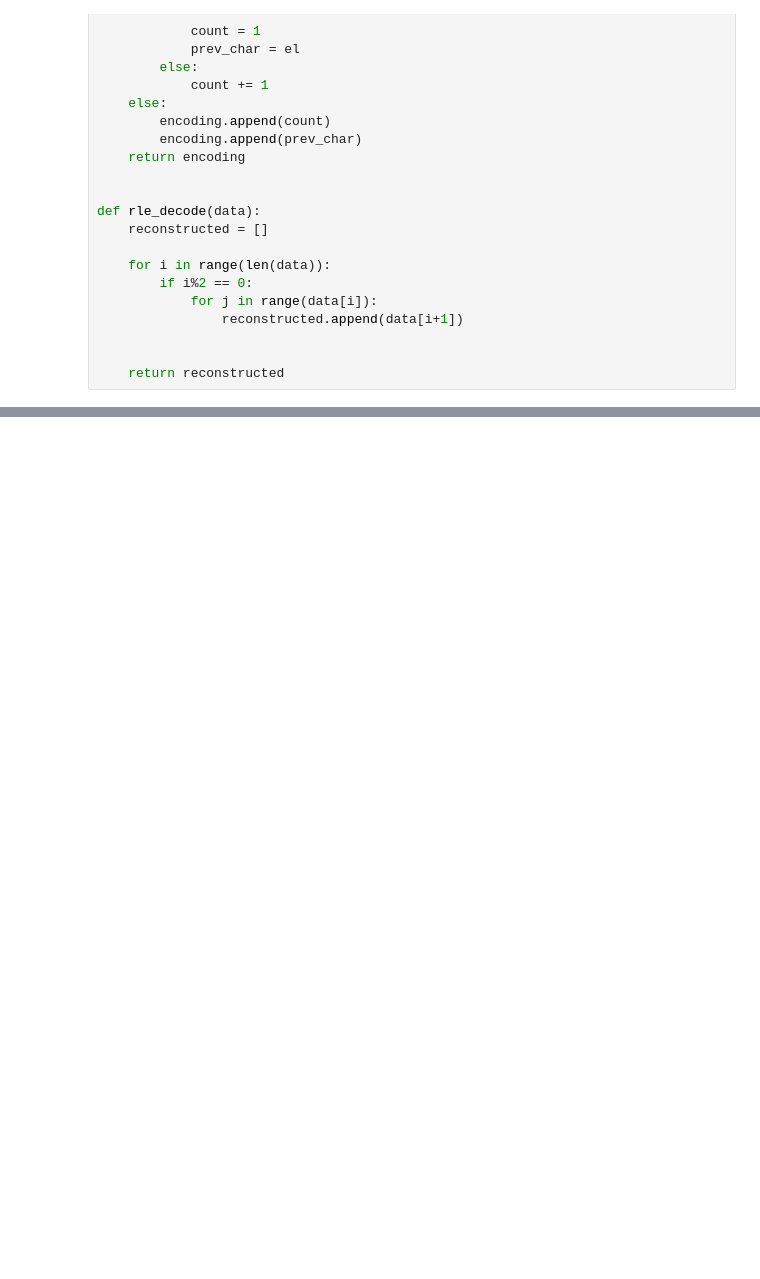
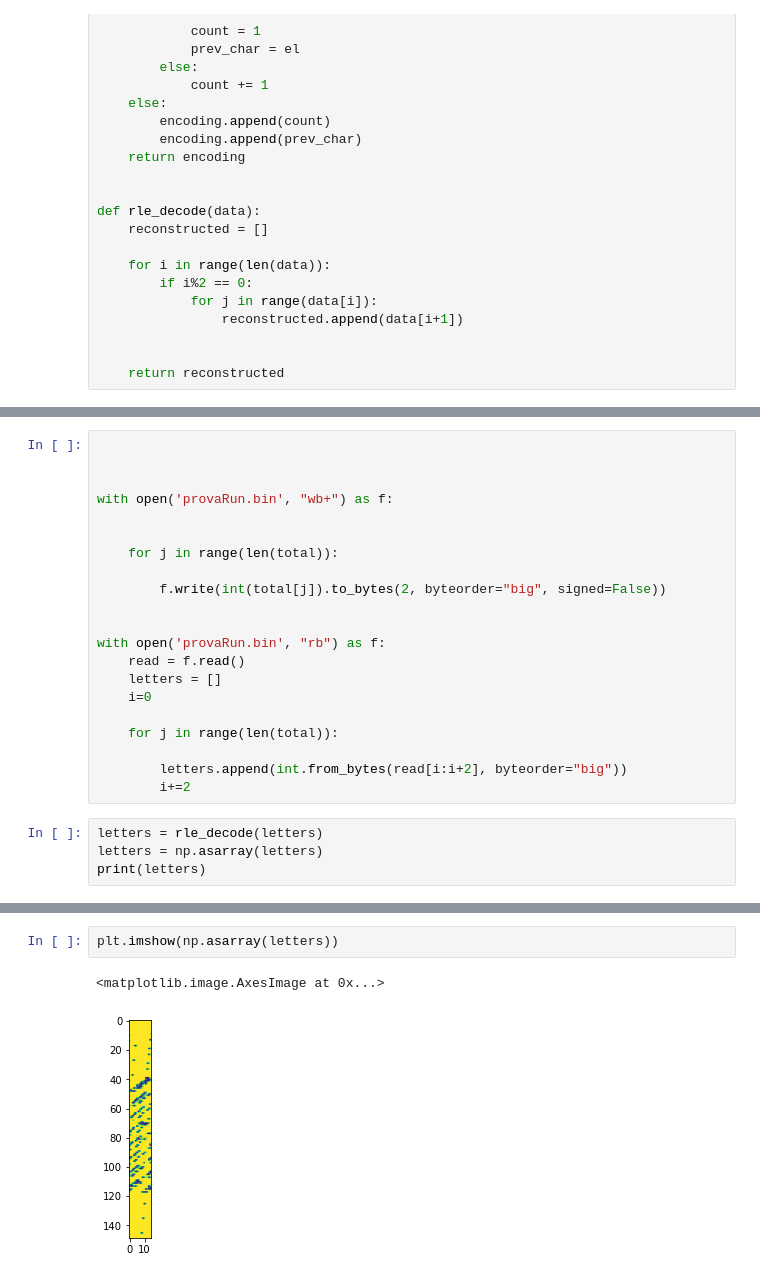
Before and after one commit to DaniOrtegaB/BarcodeCompressionChallenge, a Jupyter notebook: DC-Challenge3.ipynb, the cells around one changed output, grey strips where cells are left out. Cells and saved outputs as stored; diff of their text form; blank space fills up the shorter version.

```diff
--- a/DC-Challenge3.ipynb
+++ b/DC-Challenge3.ipynb
@@ -571,0 +592,25 @@ print(len(total)*8)
+# %%
+
+
+
+with open('provaRun.bin', "wb+") as f:
+
+
+    for j in range(len(total)):
+
+        f.write(int(total[j]).to_bytes(2, byteorder="big", signed=False))
+
+
+with open('provaRun.bin', "rb") as f:
+    read = f.read()
+    letters = []
+    i=0
+
+    for j in range(len(total)):
+
+        letters.append(int.from_bytes(read[i:i+2], byteorder="big"))
+        i+=2
+# %%
+letters = rle_decode(letters)
+letters = np.asarray(letters)
+print(letters)
@@ -571,0 +660,5 @@ print(len(total)*8)
+# %%
+plt.imshow(np.asarray(letters))
+# %% [output]
+<matplotlib.image.AxesImage at 0x...>
+[figure, added]
```
Also changed, not shown: parts of 20 cells of this notebook, 3 other files.
